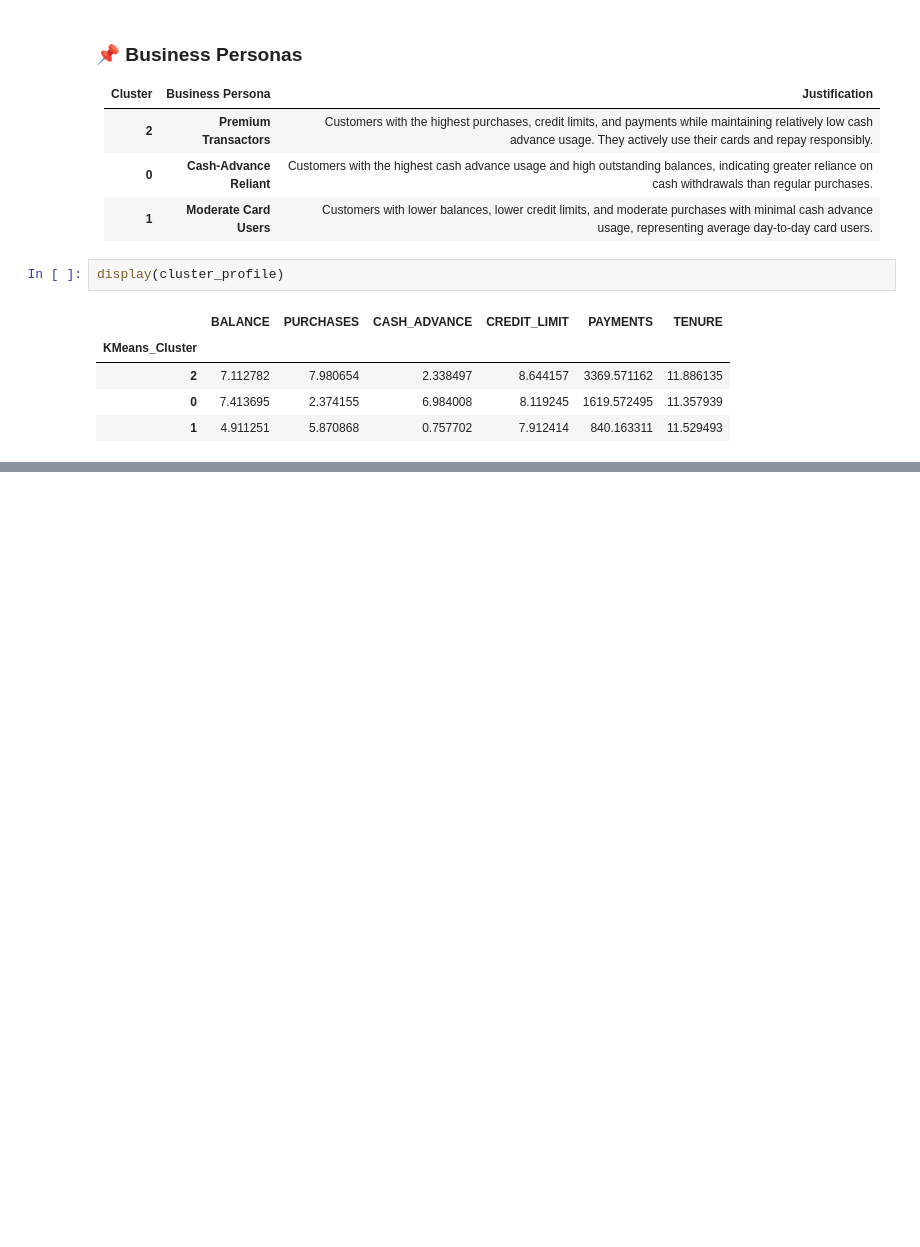
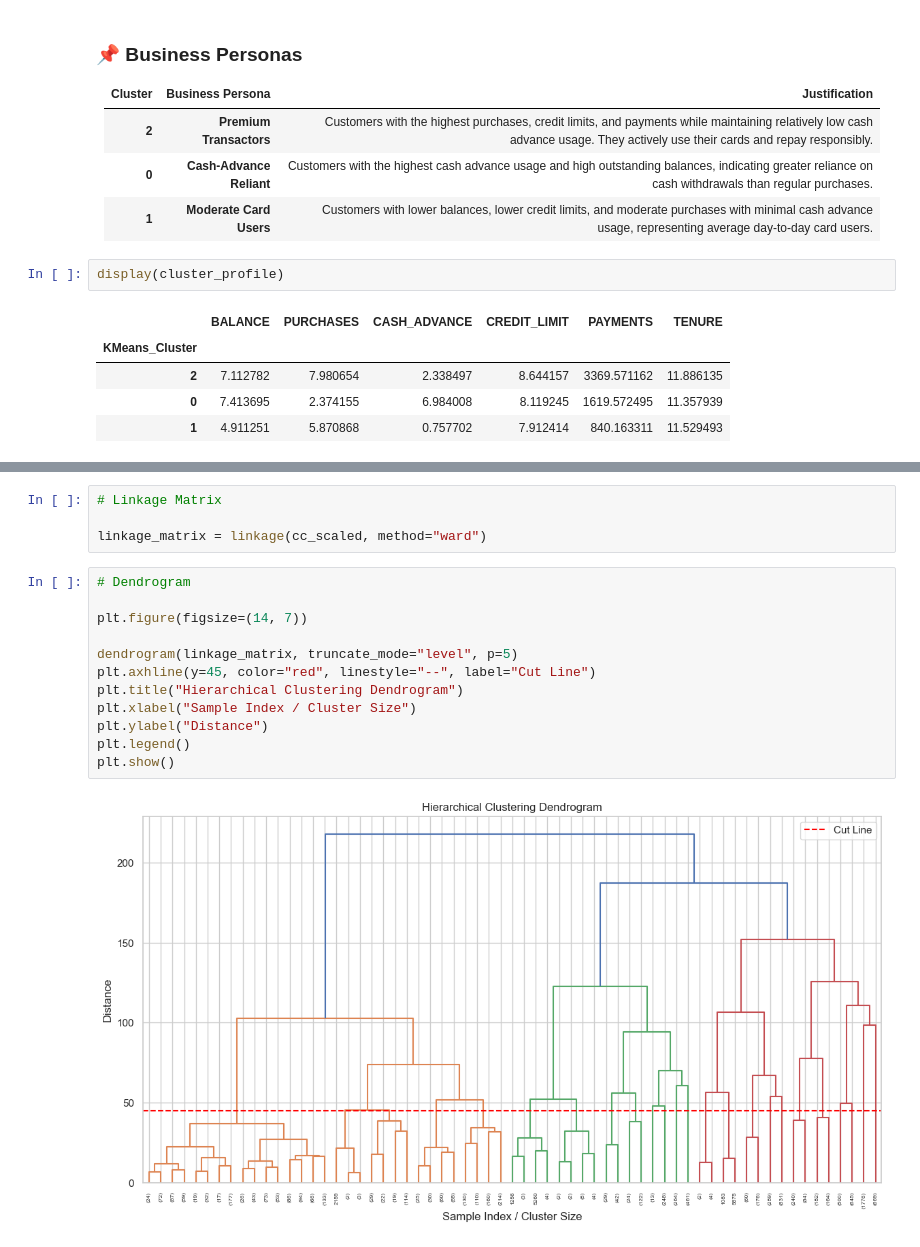
Before and after one commit to PareeSojitra0803/CreditCard_Segmentation_Unsupervised_Learning, a Jupyter notebook: notebooks/CreditCardSegmentation_UnsupervisedLearning.ipynb, the cells around one changed output, grey strips where cells are left out. Cells and saved outputs as stored; diff of their text form; blank space fills up the shorter version.

```diff
--- a/notebooks/CreditCardSegmentation_UnsupervisedLearning.ipynb
+++ b/notebooks/CreditCardSegmentation_UnsupervisedLearning.ipynb
@@ -672,0 +688,18 @@ display(cluster_profile)
+# %%
+# Linkage Matrix
+
+linkage_matrix = linkage(cc_scaled, method="ward")
+# %%
+# Dendrogram
+
+plt.figure(figsize=(14, 7))
+
+dendrogram(linkage_matrix, truncate_mode="level", p=5)
+plt.axhline(y=45, color="red", linestyle="--", label="Cut Line")
+plt.title("Hierarchical Clustering Dendrogram")
+plt.xlabel("Sample Index / Cluster Size")
+plt.ylabel("Distance")
+plt.legend()
+plt.show()
+# %% [output]
+[figure, added]
```
Also changed, not shown: parts of 56 cells of this notebook, 6 other files.
